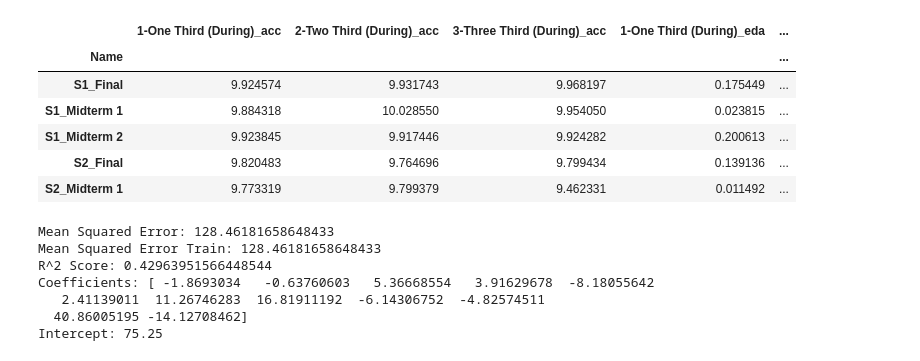
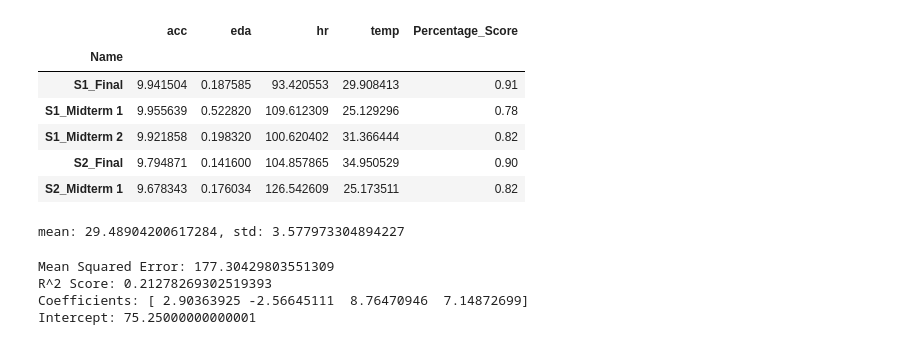
Before and after one commit to kiwwifruit/project3, a Jupyter notebook: project3.ipynb, the cells around one changed output. Cells and saved outputs as stored; diff of their text form; code cells hidden in the pictures.

```diff
--- a/project3.ipynb
+++ b/project3.ipynb
@@ -18,12 +38,13 @@ append_df_name(temp, 'temp')
 # %%
-merged_df = pd.concat([acc.iloc[:, 1:4], eda.iloc[:, 1:4], hr.iloc[:, 1:4], temp.iloc[:, 1:4], grades], axis=1)
+merged_df = pd.concat([acc.iloc[:, 1:4].mean(axis=1), eda.iloc[:, 1:4].mean(axis=1), hr.iloc[:, 1:4].mean(axis=1), temp.iloc[:, 1:4].mean(axis=1), grades], axis=1)
+merged_df.columns=['acc', 'eda', 'hr', 'temp', 'Name','Percentage_Score']
 merged_df.set_index('Name', inplace=True)
 merged_df.head()
 # %% [output]
-|  | 1-One Third (During)_acc | 2-Two Third (During)_acc | 3-Three Third (During)_acc | 1-One Third (During)_eda | ... |
-| Name |  |  |  |  | ... |
-| S1_Final | 9.924574 | 9.931743 | 9.968197 | 0.175449 | ... |
-| S1_Midterm 1 | 9.884318 | 10.028550 | 9.954050 | 0.023815 | ... |
-| S1_Midterm 2 | 9.923845 | 9.917446 | 9.924282 | 0.200613 | ... |
-| S2_Final | 9.820483 | 9.764696 | 9.799434 | 0.139136 | ... |
-| S2_Midterm 1 | 9.773319 | 9.799379 | 9.462331 | 0.011492 | ... |
+|  | acc | eda | hr | temp | Percentage_Score |
+| Name |  |  |  |  |  |
+| S1_Final | 9.941504 | 0.187585 | 93.420553 | 29.908413 | 0.91 |
+| S1_Midterm 1 | 9.955639 | 0.522820 | 109.612309 | 25.129296 | 0.78 |
+| S1_Midterm 2 | 9.921858 | 0.198320 | 100.620402 | 31.366444 | 0.82 |
+| S2_Final | 9.794871 | 0.141600 | 104.857865 | 34.950529 | 0.90 |
+| S2_Midterm 1 | 9.678343 | 0.176034 | 126.542609 | 25.173511 | 0.82 |
@@ -54,11 +51,21 @@ df_final = pd.concat([df_X_transformed, df_poly], axis=1)
+# %%
+m= merged_df['temp'].mean()
+s= merged_df['temp'].std()
+print(f'mean: {m}, std: {s}')
+# %% [output]
+mean: 29.48904200617284, std: 3.577973304894227
 # %%
-from sklearn.model_selection import train_test_split
+import numpy as np
+import pandas as pd
 from sklearn.linear_model import LinearRegression
 from sklearn.metrics import mean_squared_error, r2_score
 
 # # Assuming X and y are already defined
 # X_train = merged_df.drop(columns='Percentage_Score')
 # y_train = merged_df['Percentage_Score'] * 100
+
+X = merged_df.drop(columns='Percentage_Score')
+y = merged_df['Percentage_Score'] * 100
 
 from sklearn.preprocessing import StandardScaler
 scaler = StandardScaler()
@@ -78,17 +85,13 @@ mse = mean_squared_error(y, y_pred)
 r2 = r2_score(y, y_pred)
 
 print(f"Mean Squared Error: {mse}")
-print(f"Mean Squared Error Train: {mean_squared_error(y, y_pred)}")
 print(f"R^2 Score: {r2}")
 
 # Optionally, print the coefficients and intercept
 print(f"Coefficients: {model.coef_}")
 print(f"Intercept: {model.intercept_}")
 # %% [output]
-Mean Squared Error: 128.46181658648433
-Mean Squared Error Train: 128.46181658648433
-R^2 Score: 0.42963951566448544
-Coefficients: [ -1.8693034   -0.63760603   5.36668554   3.91629678  -8.18055642
-   2.41139011  11.26746283  16.81911192  -6.14306752  -4.82574511
-  40.86005195 -14.12708462]
-Intercept: 75.25
+Mean Squared Error: 177.30429803551309
+R^2 Score: 0.21278269302519393
+Coefficients: [ 2.90363925 -2.56645111  8.76470946  7.14872699]
+Intercept: 75.25000000000001
```
Also changed, not shown: parts of 9 cells of this notebook, 4 other files.
